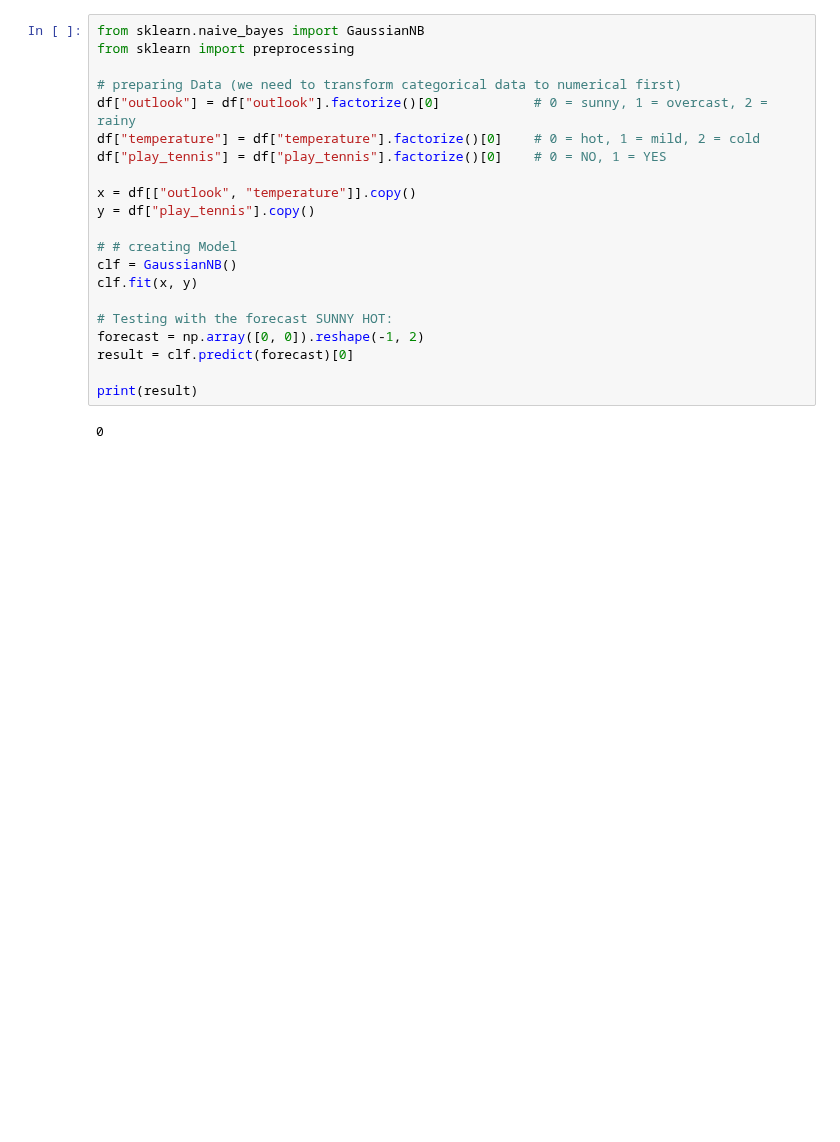
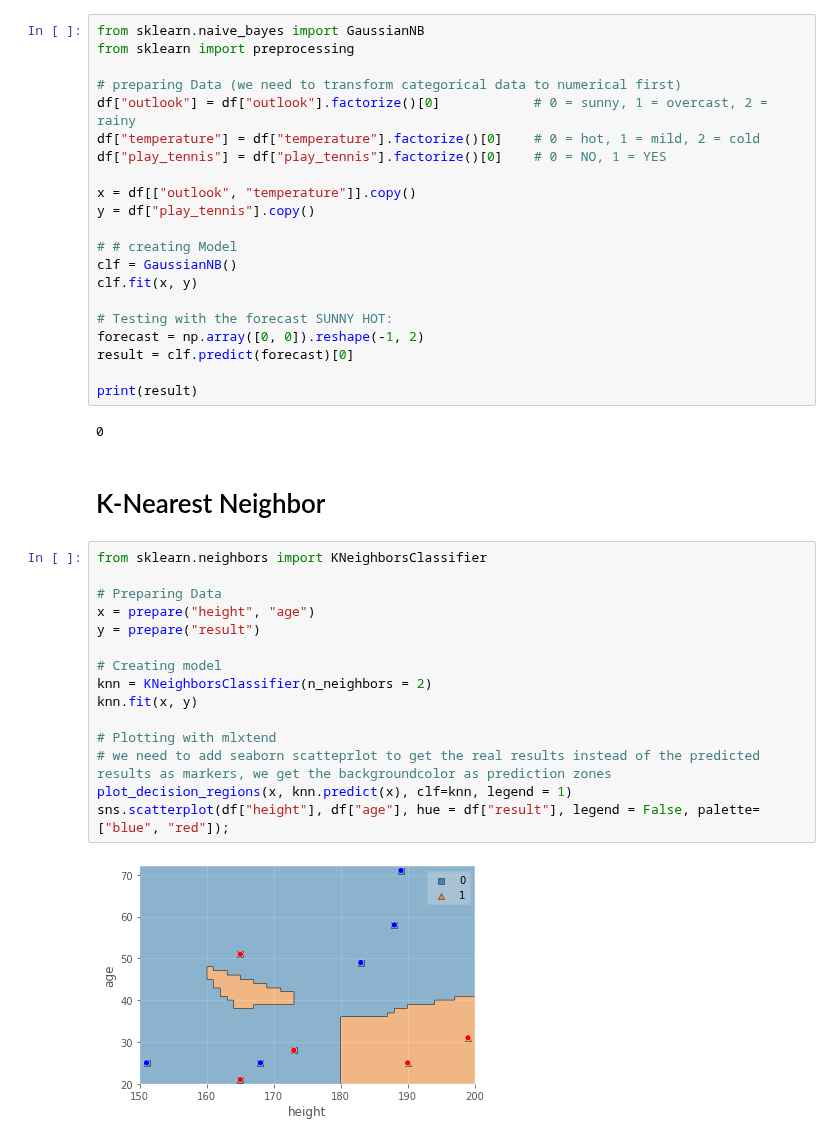
Before and after one commit to sebastian-sl/Basics, a Jupyter notebook: 01 DATA SCIENCE/ML/SKLEARN/1_2_Supervised_Classification.ipynb, the cells around one changed output. Saved outputs shown, nothing was run; the diff lists cells and outputs as text; blank space fills up the shorter version.

```diff
--- a/01 DATA SCIENCE/ML/SKLEARN/1_2_Supervised_Classification.ipynb
+++ b/01 DATA SCIENCE/ML/SKLEARN/1_2_Supervised_Classification.ipynb
@@ -164,3 +164,22 @@ result = clf.predict(forecast)[0]
 print(result)
 # %% [output]
 0
+# %% [markdown]
+# K-Nearest Neighbor
+# %%
+from sklearn.neighbors import KNeighborsClassifier
+
+# Preparing Data
+x = prepare("height", "age")
+y = prepare("result")
+
+# Creating model
+knn = KNeighborsClassifier(n_neighbors = 2)
+knn.fit(x, y)
+
+# Plotting with mlxtend
+# we need to add seaborn scatteprlot to get the real results instead of the predicted results as markers, we get the backgroundcolor as prediction zones
+plot_decision_regions(x, knn.predict(x), clf=knn, legend = 1)
+sns.scatterplot(df["height"], df["age"], hue = df["result"], legend = False, palette=["blue", "red"]);
+# %% [output]
+[figure, added]
```
Also changed, not shown: 1 other file.
